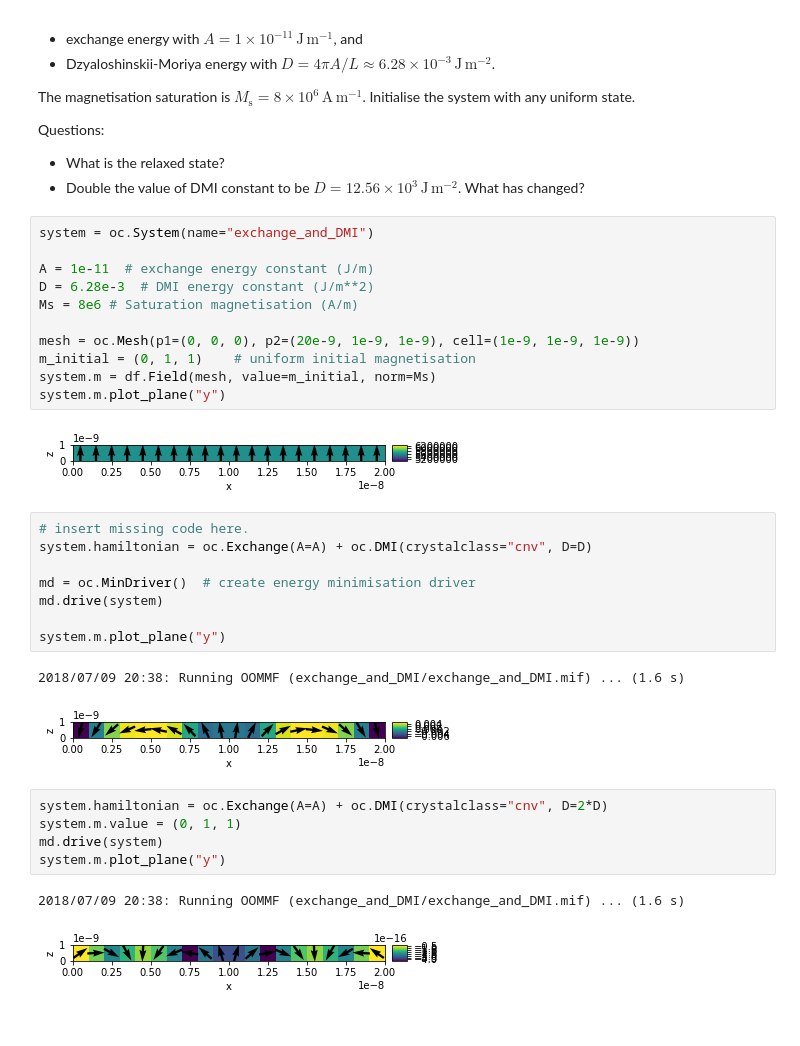
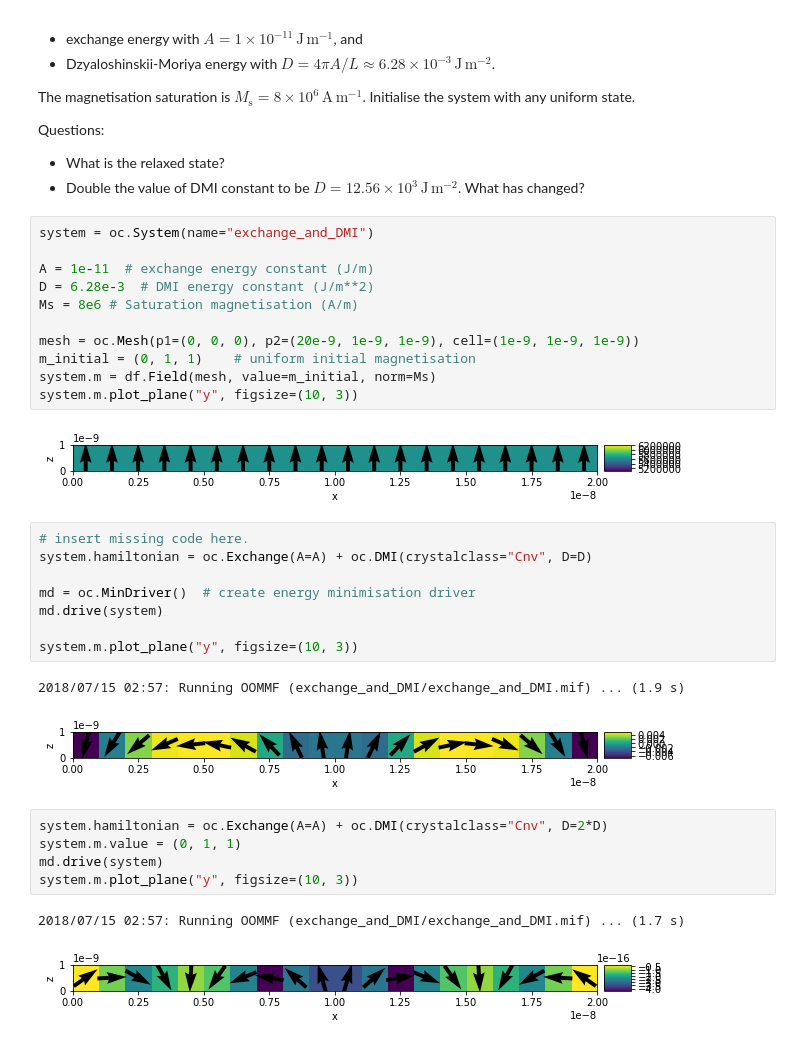
Before and after one commit to joommf-attic/icm2018-workshop, a Jupyter notebook: notebooks/02-tutorial-hamiltonian.ipynb, the cells around one changed output. Saved outputs shown, nothing was run; the diff lists cells and outputs as text.

```diff
--- a/notebooks/02-tutorial-hamiltonian.ipynb
+++ b/notebooks/02-tutorial-hamiltonian.ipynb
@@ -185,32 +185,32 @@ Questions:
 # %%
 system = oc.System(name="exchange_and_DMI")
 
 A = 1e-11  # exchange energy constant (J/m)
 D = 6.28e-3  # DMI energy constant (J/m**2)
 Ms = 8e6 # Saturation magnetisation (A/m)
 
 mesh = oc.Mesh(p1=(0, 0, 0), p2=(20e-9, 1e-9, 1e-9), cell=(1e-9, 1e-9, 1e-9))
 m_initial = (0, 1, 1)    # uniform initial magnetisation
 system.m = df.Field(mesh, value=m_initial, norm=Ms)
-system.m.plot_plane("y")
+system.m.plot_plane("y", figsize=(10, 3))
 # %% [output]
-[figure, old version]
+[figure, new version]
 # %%
 # insert missing code here.
-system.hamiltonian = oc.Exchange(A=A) + oc.DMI(crystalclass="cnv", D=D)
+system.hamiltonian = oc.Exchange(A=A) + oc.DMI(crystalclass="Cnv", D=D)
 
 md = oc.MinDriver()  # create energy minimisation driver
 md.drive(system)
 
-system.m.plot_plane("y")
+system.m.plot_plane("y", figsize=(10, 3))
 # %% [output]
-2018/07/09 20:38: Running OOMMF (exchange_and_DMI/exchange_and_DMI.mif) ... (1.6 s)
+2018/07/15 02:57: Running OOMMF (exchange_and_DMI/exchange_and_DMI.mif) ... (1.9 s)
-[figure, old version]
+[figure, new version]
 # %%
-system.hamiltonian = oc.Exchange(A=A) + oc.DMI(crystalclass="cnv", D=2*D)
+system.hamiltonian = oc.Exchange(A=A) + oc.DMI(crystalclass="Cnv", D=2*D)
 system.m.value = (0, 1, 1)
 md.drive(system)
-system.m.plot_plane("y")
+system.m.plot_plane("y", figsize=(10, 3))
 # %% [output]
-2018/07/09 20:38: Running OOMMF (exchange_and_DMI/exchange_and_DMI.mif) ... (1.6 s)
+2018/07/15 02:57: Running OOMMF (exchange_and_DMI/exchange_and_DMI.mif) ... (1.7 s)
-[figure, old version]
+[figure, new version]
```
Also changed, not shown: parts of 11 cells of this notebook, 7 other files.
